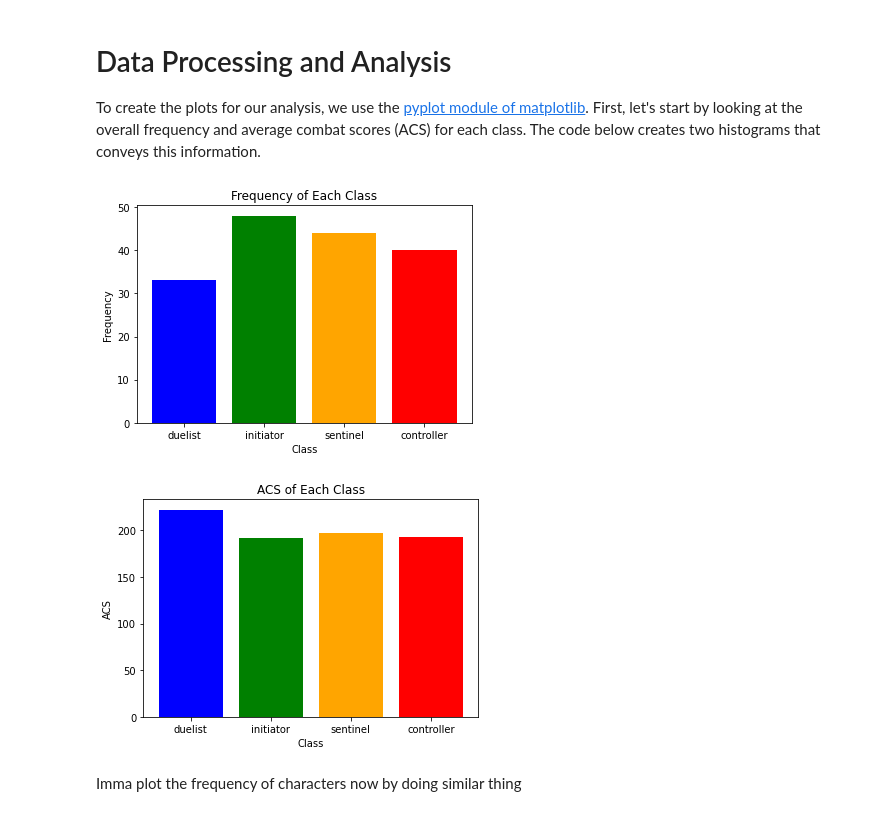
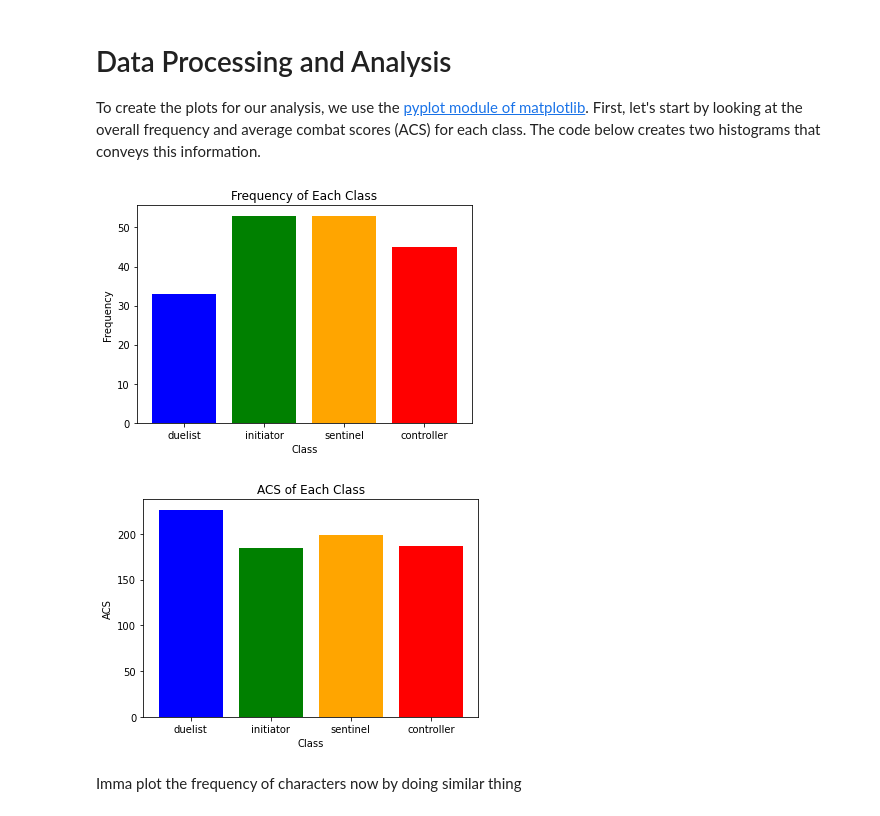
Before and after one commit to shwaylay/cmsc320project, a Jupyter notebook: FinalProject.ipynb, the cells around one changed output. Drawn from its saved outputs; the diff is of its cells as text; code cells hidden in the pictures.

```diff
--- a/FinalProject.ipynb
+++ b/FinalProject.ipynb
@@ -116,15 +46,2 @@ val_data['classes'] = class_names_column
 # %% [markdown]
 Almost ready for processing! Finally, let's separate the player names from their teams.
-# %%
-#add team column
-teams = []
-names = []
-for i, row in val_data.iterrows():
-    name_team = row['Player'].split(' ')
-    names.append(name_team[0])
-    teams.append(name_team[1])
-
-val_data.drop(columns=['Player'])
-val_data['Player'] = names
-val_data['team'] = teams
-display(HTML(val_data.head().to_html(escape=False)))
@@ -155,19 +47,0 @@ val_data = val_data.drop(columns=['(+1)','(+2)'])
-# %%
-#get dummies for classes
-all_classes = set()
-for class_list in val_data['classes']:
-    for classes in class_list:
-        all_classes.add(classes)
-
-class_dummies = dict()
-for classes in all_classes:
-    class_dummies[classes] = []
-
-for i, class_list in enumerate(val_data['classes']):
-    for classes in all_classes:
-        class_dummies[classes].append(0)
-    for classes in class_list:
-        class_dummies[classes][i] = 1
-
-for classes in all_classes:
-    val_data[classes] = class_dummies[classes]
@@ -273,31 +137,31 @@ First, let's start by looking at the overall frequency and average combat scores
 # %%
 import matplotlib.pyplot as plt
 class_colors = {'duelist':'blue', 'initiator':'green', 'sentinel':'orange', 'controller':'red'}
 #lets plot the classes and their acs
 classes_acs = {'duelist':0,'initiator':0,'sentinel':0,'controller':0}
 classes_freq = {'duelist':0,'initiator':0,'sentinel':0,'controller':0}
 
-for i, row in val_data.iterrows():
-    for classes in row['classes']:
-        classes_acs[classes] += row['ACS']
-        classes_freq[classes] += 1
+for i, row in combined_data.iterrows():
+    classes = row['Class']
+    classes_acs[classes] += row['ACS']
+    classes_freq[classes] += 1
 
 for key in classes_acs.keys():
     classes_acs[key] = classes_acs[key] / classes_freq[key]
 
 plt.xlabel('Class')
 plt.ylabel('Frequency')
 plt.title('Frequency of Each Class')
 plt.bar(classes_acs.keys(), classes_freq.values(), color=class_colors.values())
 plt.show()
 plt.xlabel('Class')
 plt.ylabel('ACS')
 plt.title('ACS of Each Class')
 plt.bar(classes_acs.keys(), classes_acs.values(), color=class_colors.values())
 plt.show()
 # %% [output]
-[figure, old version]
+[figure, new version]
-[figure, old version]
+[figure, new version]
 # %% [markdown]
 Imma plot the frequency of characters now by doing similar thing
 # %%
```
Also changed, not shown: parts of 16 cells of this notebook.
